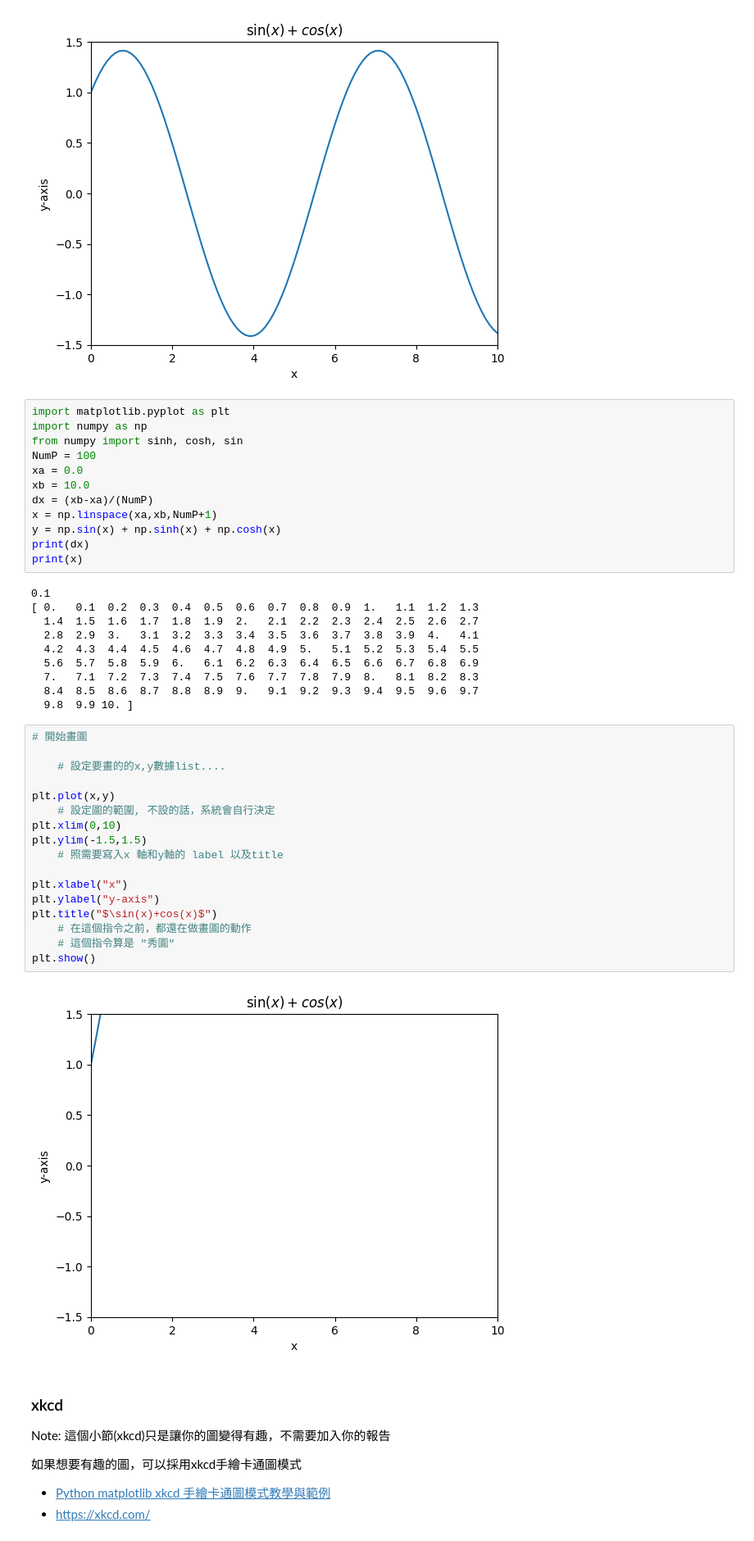
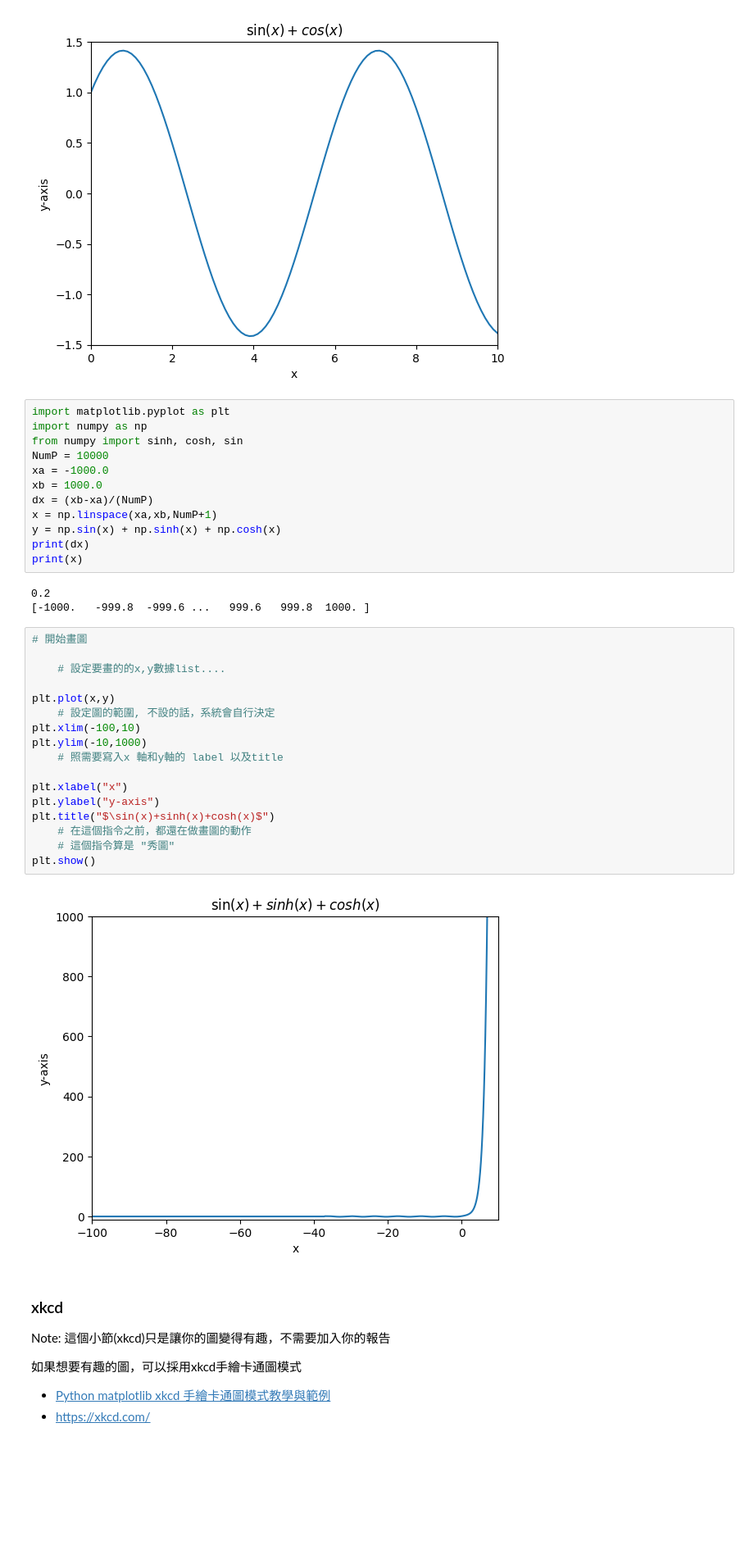
Before and after one commit to jeromy0307/jeromy0307.github.io, a Jupyter notebook: ncku-1112_C111400/mysympy.ipynb, the cells around one changed output. Shown at 82% size. Drawn from its saved outputs; the diff is of its cells as text; blank space fills up the shorter version.

```diff
--- a/ncku-1112_C111400/mysympy.ipynb
+++ b/ncku-1112_C111400/mysympy.ipynb
@@ -131,43 +131,36 @@ plt.show()
 import matplotlib.pyplot as plt
 import numpy as np
 from numpy import sinh, cosh, sin
-NumP = 100
-xa = 0.0
-xb = 10.0
+NumP = 10000
+xa = -1000.0
+xb = 1000.0
 dx = (xb-xa)/(NumP)
 x = np.linspace(xa,xb,NumP+1)
 y = np.sin(x) + np.sinh(x) + np.cosh(x)
 print(dx)
 print(x)
 # %% [output]
-0.1
-[ 0.   0.1  0.2  0.3  0.4  0.5  0.6  0.7  0.8  0.9  1.   1.1  1.2  1.3
-  1.4  1.5  1.6  1.7  1.8  1.9  2.   2.1  2.2  2.3  2.4  2.5  2.6  2.7
-  2.8  2.9  3.   3.1  3.2  3.3  3.4  3.5  3.6  3.7  3.8  3.9  4.   4.1
-  4.2  4.3  4.4  4.5  4.6  4.7  4.8  4.9  5.   5.1  5.2  5.3  5.4  5.5
-  5.6  5.7  5.8  5.9  6.   6.1  6.2  6.3  6.4  6.5  6.6  6.7  6.8  6.9
-  7.   7.1  7.2  7.3  7.4  7.5  7.6  7.7  7.8  7.9  8.   8.1  8.2  8.3
-  8.4  8.5  8.6  8.7  8.8  8.9  9.   9.1  9.2  9.3  9.4  9.5  9.6  9.7
-  9.8  9.9 10. ]
+0.2
+[-1000.   -999.8  -999.6 ...   999.6   999.8  1000. ]
 # %%
 # 開始畫圖
 
     # 設定要畫的的x,y數據list....
 
 plt.plot(x,y)
     # 設定圖的範圍, 不設的話，系統會自行決定
-plt.xlim(0,10)
-plt.ylim(-1.5,1.5)
+plt.xlim(-100,10)
+plt.ylim(-10,1000)
     # 照需要寫入x 軸和y軸的 label 以及title
 
 plt.xlabel("x")
 plt.ylabel("y-axis")
-plt.title("$\sin(x)+cos(x)$")
+plt.title("$\sin(x)+sinh(x)+cosh(x)$")
     # 在這個指令之前，都還在做畫圖的動作
     # 這個指令算是 "秀圖"
 plt.show()
 # %% [output]
-[figure, old version]
+[figure, new version]
 # %% [markdown]
 ### xkcd
 Note: 這個小節(xkcd)只是讓你的圖變得有趣，不需要加入你的報告
```
